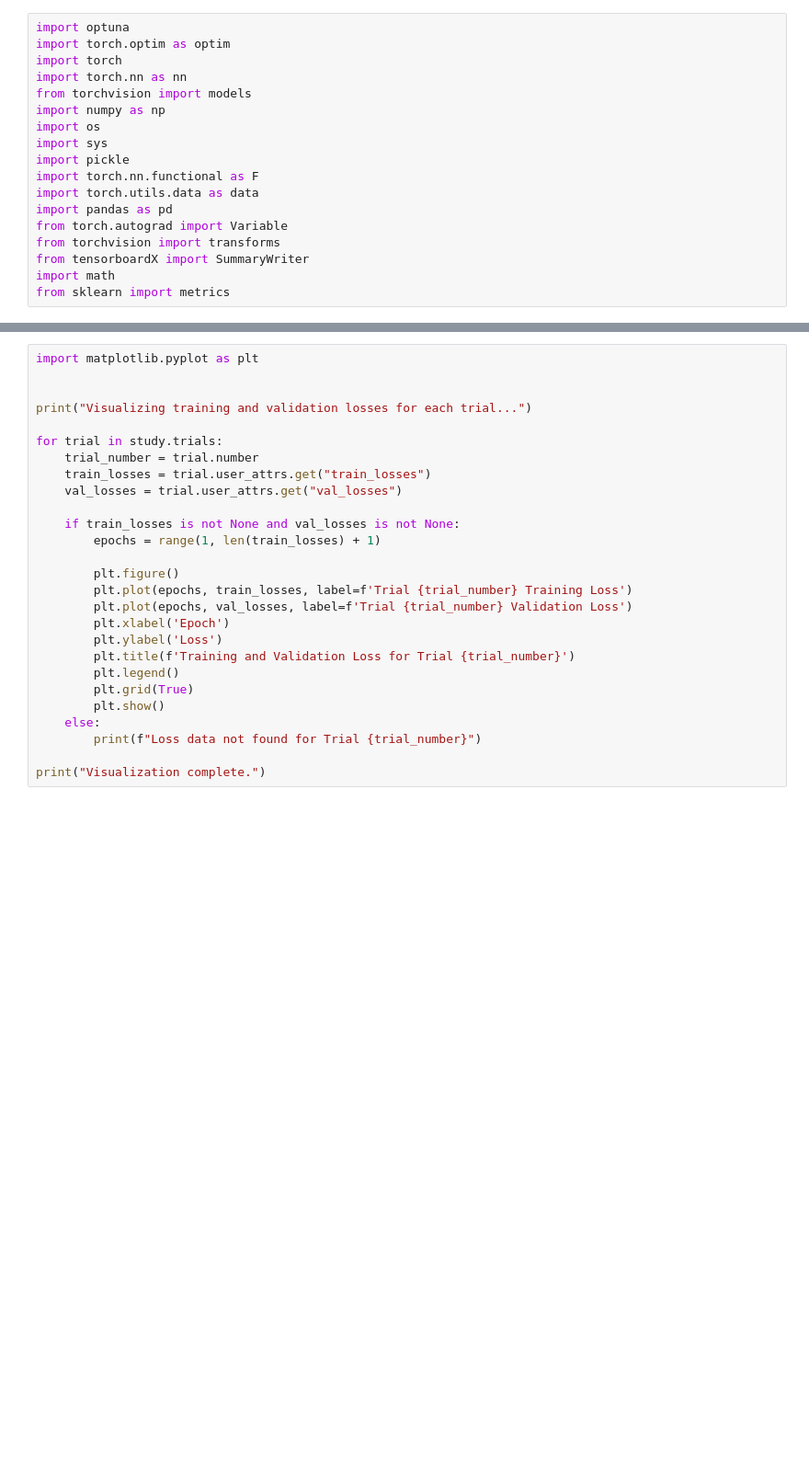
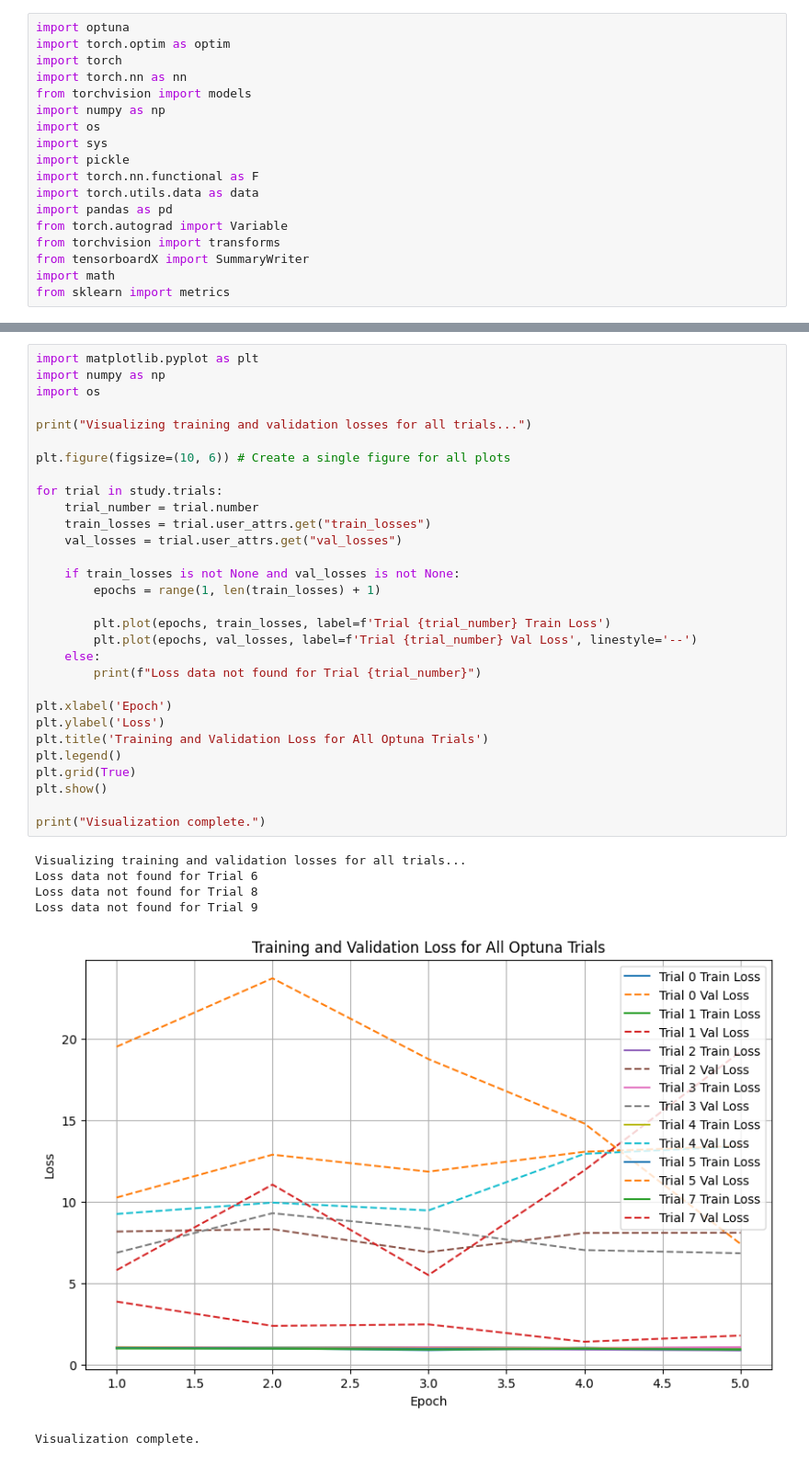
Before and after one commit to dylanbforde/ai-medical-image-analysis, a Jupyter notebook: MRNET_Assignment.ipynb, the cells around one changed output, grey strips where cells are left out. Shown at 92% size. Saved outputs shown, nothing was run; the diff lists cells and outputs as text; blank space fills up the shorter version.

```diff
--- a/MRNET_Assignment.ipynb
+++ b/MRNET_Assignment.ipynb
@@ -289,27 +404,37 @@ for key, value in study.best_trial.params.items():
 # %%
 import matplotlib.pyplot as plt
+import numpy as np
+import os
 
+print("Visualizing training and validation losses for all trials...")
 
-print("Visualizing training and validation losses for each trial...")
+plt.figure(figsize=(10, 6)) # Create a single figure for all plots
 
 for trial in study.trials:
     trial_number = trial.number
     train_losses = trial.user_attrs.get("train_losses")
     val_losses = trial.user_attrs.get("val_losses")
 
     if train_losses is not None and val_losses is not None:
         epochs = range(1, len(train_losses) + 1)
 
-        plt.figure()
-        plt.plot(epochs, train_losses, label=f'Trial {trial_number} Training Loss')
-        plt.plot(epochs, val_losses, label=f'Trial {trial_number} Validation Loss')
-        plt.xlabel('Epoch')
-        plt.ylabel('Loss')
-        plt.title(f'Training and Validation Loss for Trial {trial_number}')
-        plt.legend()
-        plt.grid(True)
-        plt.show()
+        plt.plot(epochs, train_losses, label=f'Trial {trial_number} Train Loss')
+        plt.plot(epochs, val_losses, label=f'Trial {trial_number} Val Loss', linestyle='--')
     else:
         print(f"Loss data not found for Trial {trial_number}")
 
+plt.xlabel('Epoch')
+plt.ylabel('Loss')
+plt.title('Training and Validation Loss for All Optuna Trials')
+plt.legend()
+plt.grid(True)
+plt.show()
+
 print("Visualization complete.")
+# %% [output]
+Visualizing training and validation losses for all trials...
+Loss data not found for Trial 6
+Loss data not found for Trial 8
+Loss data not found for Trial 9
+[figure, added]
+Visualization complete.
```
Also changed, not shown: parts of 7 cells of this notebook.
